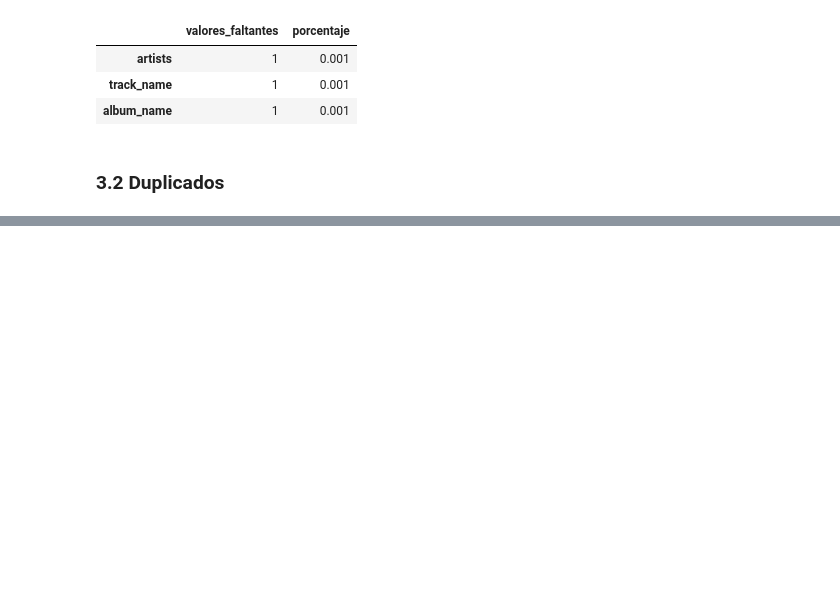
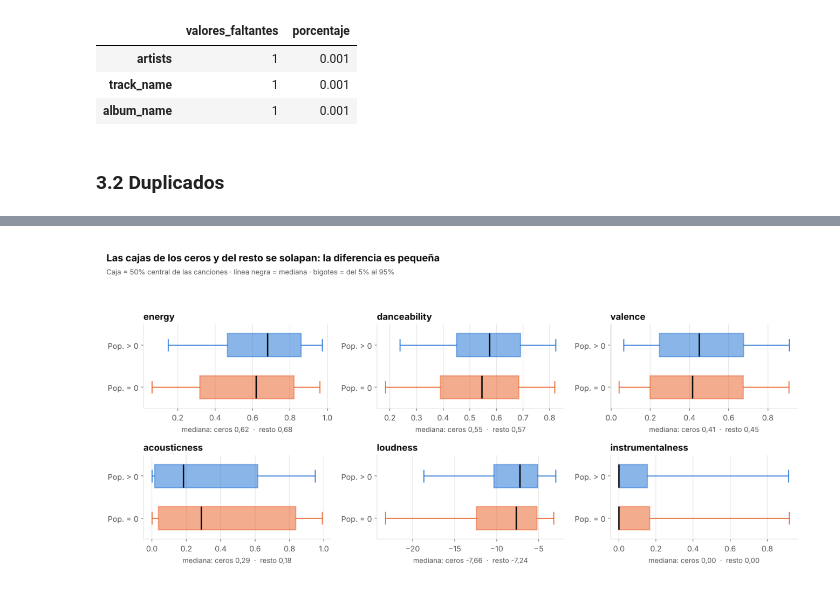
Before and after one commit to BRomanman/Spotify_ML, a Jupyter notebook: Spotify_ML_eva2/Notebook/Exploracion_inicial/1_EDA.ipynb, the cells around one changed output, grey strips where cells are left out. Cells and saved outputs as stored; diff of their text form; code cells hidden in the pictures; blank space fills up the shorter version.

```diff
--- a/Spotify_ML_eva2/Notebook/Exploracion_inicial/1_EDA.ipynb
+++ b/Spotify_ML_eva2/Notebook/Exploracion_inicial/1_EDA.ipynb
@@ -293,0 +295,5 @@ Los datos quedan separados en `Data/Processed/Train` y `Data/Processed/Test`. El
+# %%
+mostrar(plot_boxplot_audio_ceros(df_eda, ["energy", "danceability", "valence", "acousticness", "loudness", "instrumentalness"],
+                                 GRAF / "cajas_audio_ceros.png"), width=13)
+# %% [output]
+[figure, added]
```
Also changed, not shown: parts of 49 cells of this notebook, 56 other files.
